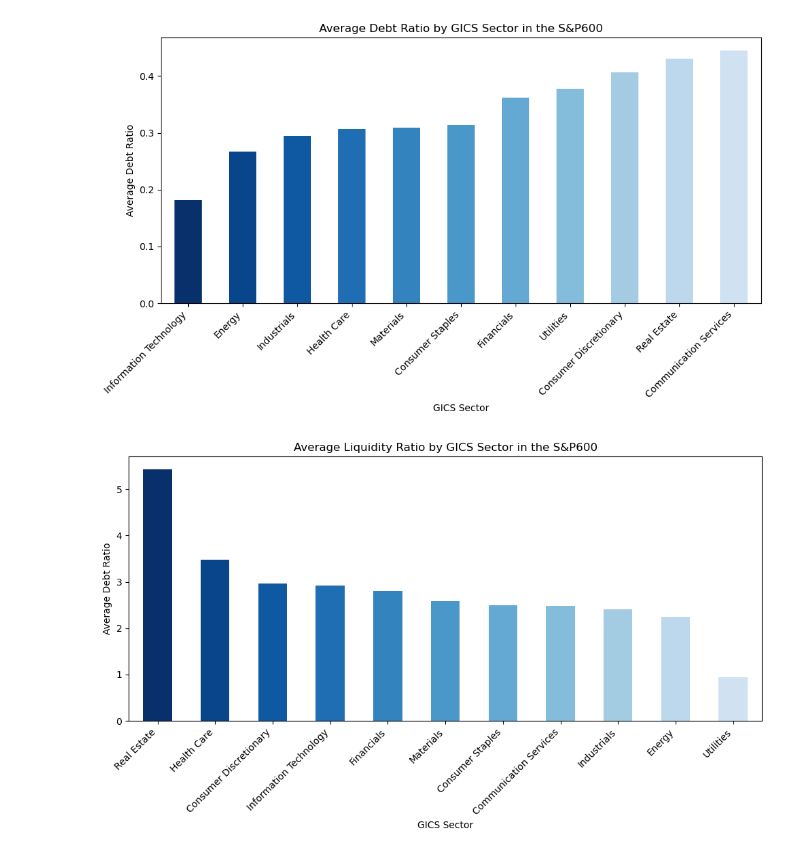
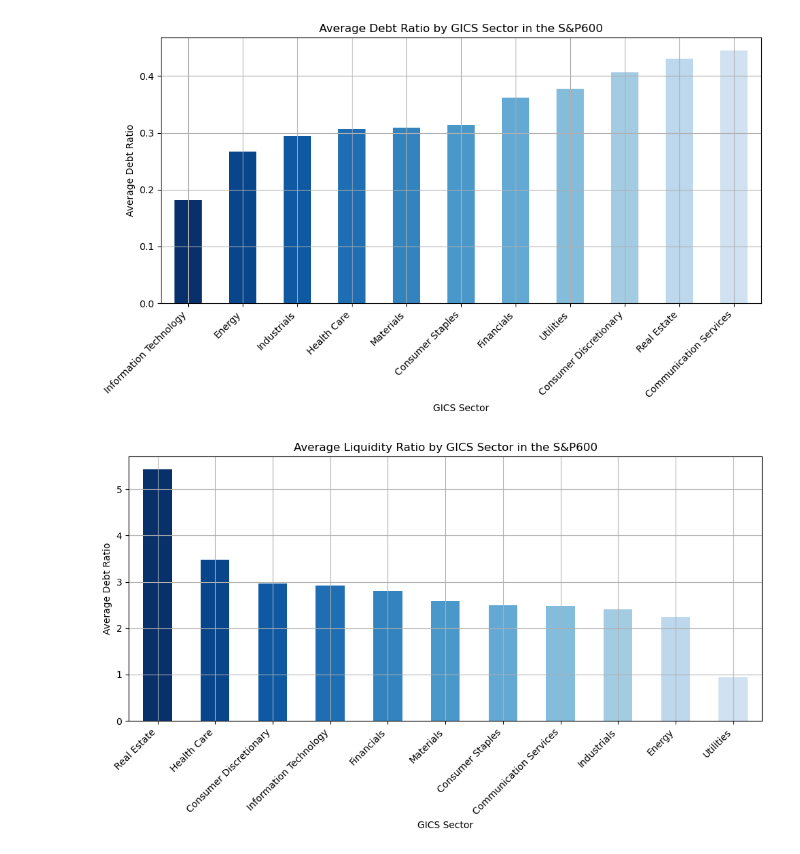
Before and after one commit to ThomasGardiner/thomasgardiner.github.io, a Jupyter notebook: scraper2.ipynb, the cells around one changed output. Drawn from its saved outputs; the diff is of its cells as text; code cells hidden in the pictures.

```diff
--- a/scraper2.ipynb
+++ b/scraper2.ipynb
@@ -114,6 +114,7 @@ plt.title("Average Debt Ratio by GICS Sector in the S&P600")
 plt.xlabel('GICS Sector')
 plt.ylabel("Average Debt Ratio")
 plt.xticks(rotation=45, ha='right')
+plt.grid(True)
 plt.tight_layout()
 plt.savefig('plot_debt_ratio.png')
 
@@ -124,6 +125,7 @@ sector_avg_liquidity.plot(kind='bar', color=colors[:len(sector_avg_liquidity)])
 plt.title("Average Liquidity Ratio by GICS Sector in the S&P600")
 plt.xlabel('GICS Sector')
 plt.ylabel("Average Debt Ratio")
+plt.grid(True)
 plt.xticks(rotation=45, ha='right')
 plt.tight_layout()
 plt.savefig('plot_liquidity_ratio.png')
@@ -166,35 +168,35 @@ plt.savefig('plot_asset_turnover_ratio.png')
 plt.figure(figsize=(10, 6))
 sector_avg_quick = df.groupby('GICS Sector')["Quick Ratio"].mean().sort_values(ascending=False)
 sector_avg_quick.plot(kind='bar', color=colors[:len(sector_avg_quick)])
 plt.title("Average Quick Ratio by GICS Sector in the S&P600")
 plt.xlabel('GICS Sector')
 plt.ylabel("Average Quick Ratio")
 plt.xticks(rotation=45, ha='right')
 plt.grid(True)
 plt.tight_layout()
 plt.savefig('plot_quick_ratio.png')
 
 
 sorted_df = df.sort_values(by='New Ratio', ascending=False)
 
 # Create a new DataFrame with only the top 10 entries
 top_10_df = sorted_df.head(10)
 
 # Plot new ratio graph
 plt.figure(figsize=(10, 6))
 plt.bar(top_10_df['Symbol'], top_10_df['New Ratio'], color=colors[:len(sector_avg_quick)])  # Using bar plot
 plt.title("New Ratio for Top 10 Symbols in the S&P600")
 plt.xlabel('Symbol')
 plt.ylabel("New Ratio")
 plt.xticks(rotation=45, ha='right')
 plt.grid(True)
 plt.tight_layout()
 plt.savefig('plot_new_ratio.png')
 
 plt.show()  # Optional to display the plot
 # %% [output]
-[figure, old version]
+[figure, new version]
-[figure, old version]
+[figure, new version]
 [figure]
 [figure]
 [figure]
```
Also changed, not shown: 3 other files.
